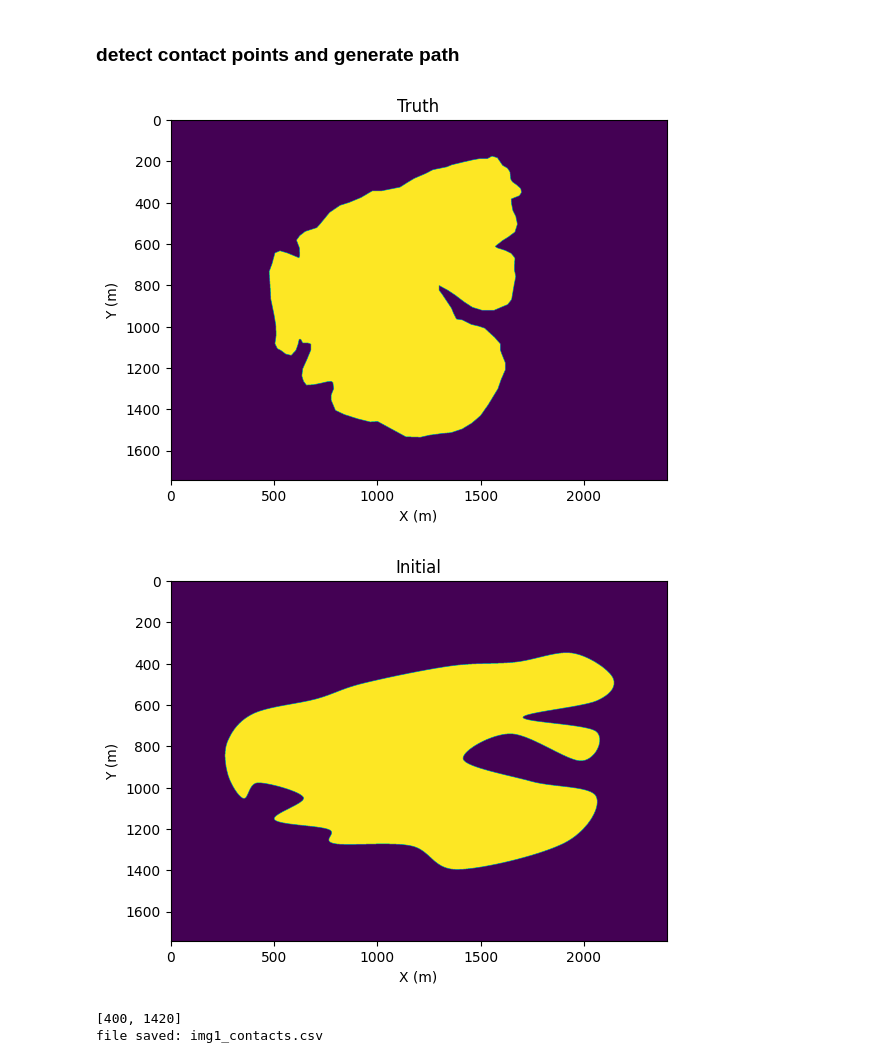
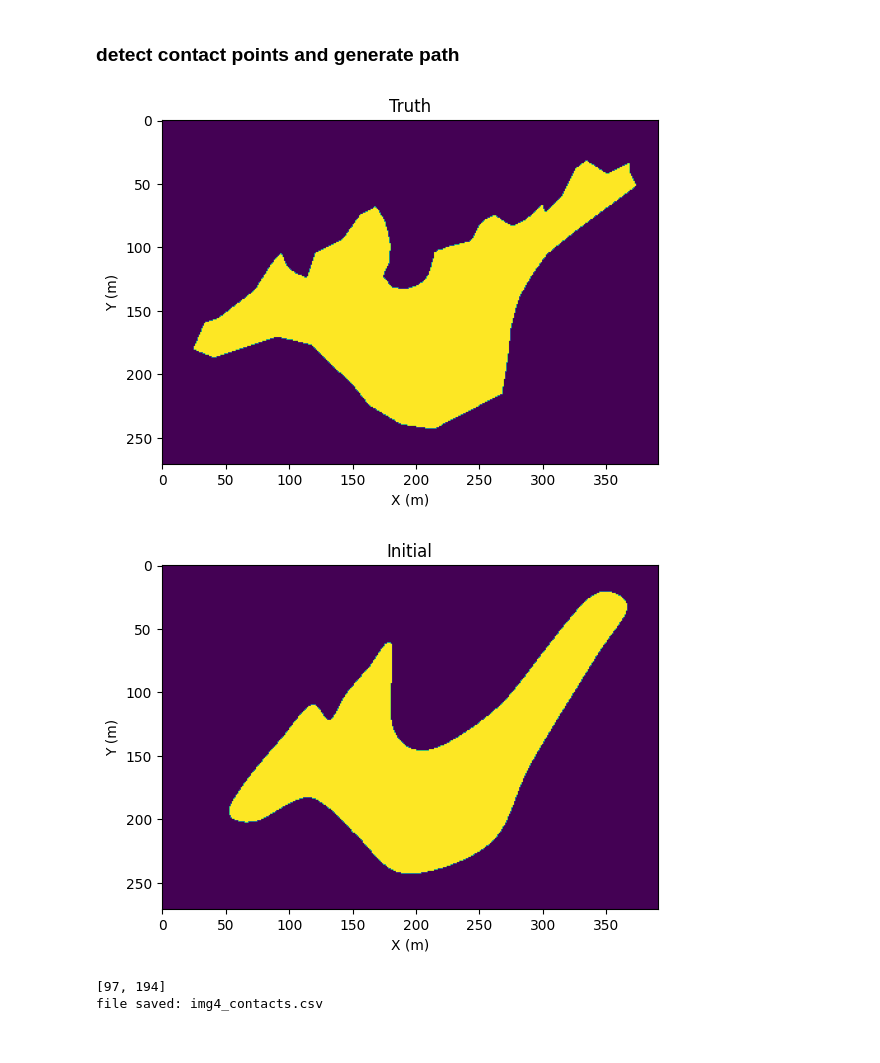
Before and after one commit to justinleong22/data_knowledge_driven_trend_surface, a Jupyter notebook: notebook/contact_point_gen.ipynb, the cells around one changed output. Saved outputs shown, nothing was run; the diff lists cells and outputs as text; code cells hidden in the pictures.

```diff
--- a/notebook/contact_point_gen.ipynb
+++ b/notebook/contact_point_gen.ipynb
@@ -7,9 +7,10 @@ import csv
 # %% [markdown]
 ### detect contact points and generate path
 # %%
-truth = cv2.imread('../data/data_gen_case/imgs/truth1.png', cv2.IMREAD_GRAYSCALE)
+truth = cv2.imread('../data/data_gen_case/imgs/truth4.png', cv2.IMREAD_GRAYSCALE)
 ret,thresh = cv2.threshold(truth, 80, 255, cv2.THRESH_BINARY)
-thresh = (1 - ((thresh / 255) - 1) * -1)
+# thresh = (1 - ((thresh / 255) - 1) * -1)
+thresh = (1 - ((thresh / 255)))
 truth = thresh
 
 plt.title('Truth')
@@ -17,19 +18,20 @@ plt.ylabel('Y (m)'), plt.xlabel('X (m)')
 plt.imshow(truth)
 plt.show()
 # %% [output]
-[figure, old version]
+[figure, new version]
 # %%
-initial = cv2.imread('../data/data_gen_case/imgs/fake1.png', cv2.IMREAD_GRAYSCALE)
+initial = cv2.imread('../data/data_gen_case/imgs/fake4.png', cv2.IMREAD_GRAYSCALE)
 ret,thresh = cv2.threshold(initial, 80, 255, cv2.THRESH_BINARY)
-thresh = (1 - ((thresh / 255) - 1) * -1)
+# thresh = (1 - ((thresh / 255) - 1) * -1)
+thresh = (1 - ((thresh / 255)))
 initial = thresh
 
 plt.title('Initial')
 plt.ylabel('Y (m)'), plt.xlabel('X (m)')
 plt.imshow(initial)
 plt.show()
 # %% [output]
-[figure, old version]
+[figure, new version]
 # %%
 def find_contacts_litho(img, orientation, num):
     contacts = []
@@ -87,8 +89,8 @@ def create_contacts_csv(title, orientation, x, depth, litho, contacts):
 # %%
 truth_contacts, truth_litho = find_contacts_litho(truth, "vertical", len(truth) // 2)
 print(truth_contacts)
-create_contacts_csv("img1", "vertical", len(truth) // 2, len(truth), truth_litho, truth_contacts)
+create_contacts_csv("img4", "vertical", len(truth) // 2, len(truth), truth_litho, truth_contacts)
 # %% [output]
-[400, 1420]
-file saved: img1_contacts.csv
+[97, 194]
+file saved: img4_contacts.csv
 # %%
```
Also changed, not shown: parts of 3 cells of this notebook, 2 other files.
